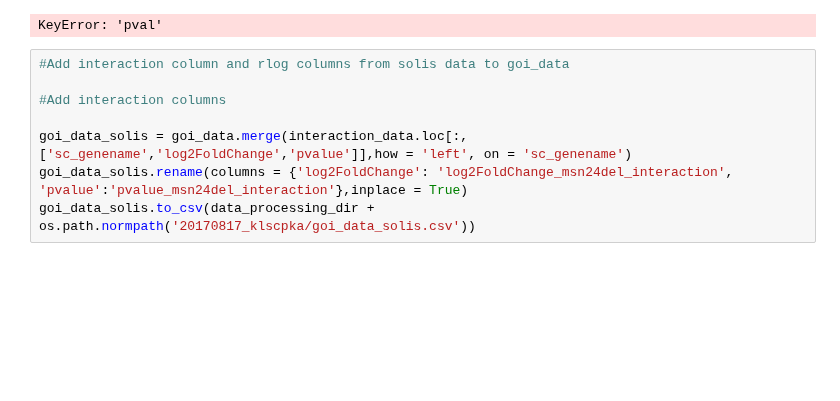
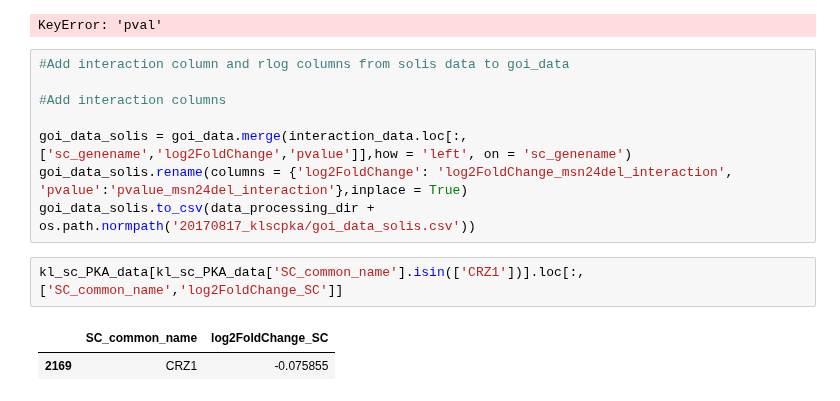
Before and after one commit to heineike02/yeast_esr_expression_analysis, a Jupyter notebook: scripts/20171206_msn24del_nmpp1_analysis.ipynb, the cells around one changed output. Saved outputs shown, nothing was run; the diff lists cells and outputs as text; blank space fills up the shorter version.

```diff
--- a/scripts/20171206_msn24del_nmpp1_analysis.ipynb
+++ b/scripts/20171206_msn24del_nmpp1_analysis.ipynb
@@ -451,3 +451,8 @@ KeyError: 'pval'
 goi_data_solis = goi_data.merge(interaction_data.loc[:,['sc_genename','log2FoldChange','pvalue']],how = 'left', on = 'sc_genename')
 goi_data_solis.rename(columns = {'log2FoldChange': 'log2FoldChange_msn24del_interaction', 'pvalue':'pvalue_msn24del_interaction'},inplace = True)
 goi_data_solis.to_csv(data_processing_dir + os.path.normpath('20170817_klscpka/goi_data_solis.csv'))
+# %%
+kl_sc_PKA_data[kl_sc_PKA_data['SC_common_name'].isin(['CRZ1'])].loc[:,['SC_common_name','log2FoldChange_SC']]
+# %% [output]
+|  | SC_common_name | log2FoldChange_SC |
+| 2169 | CRZ1 | -0.075855 |
```
Also changed, not shown: 3 other files.
